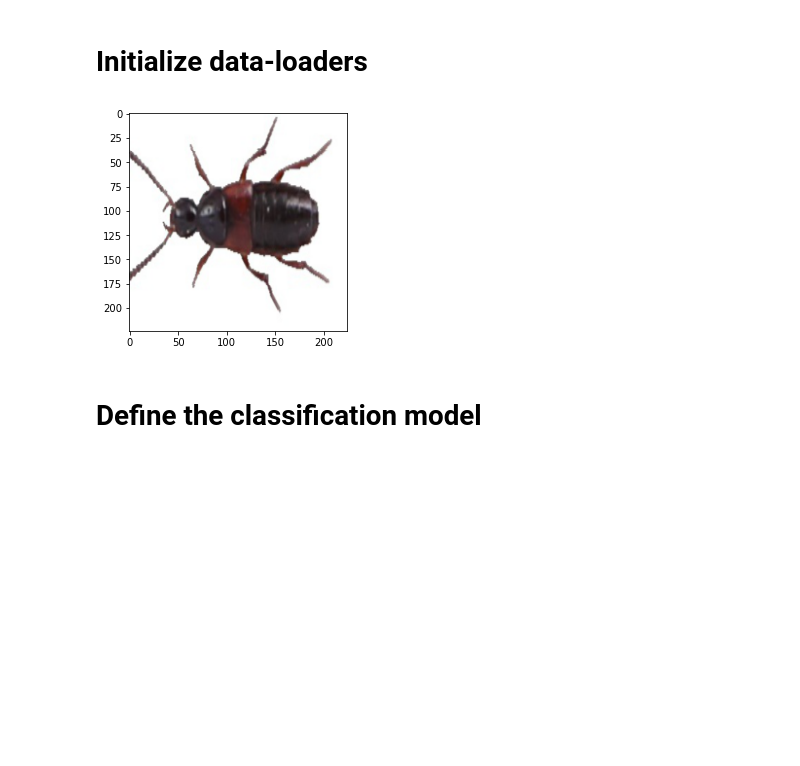
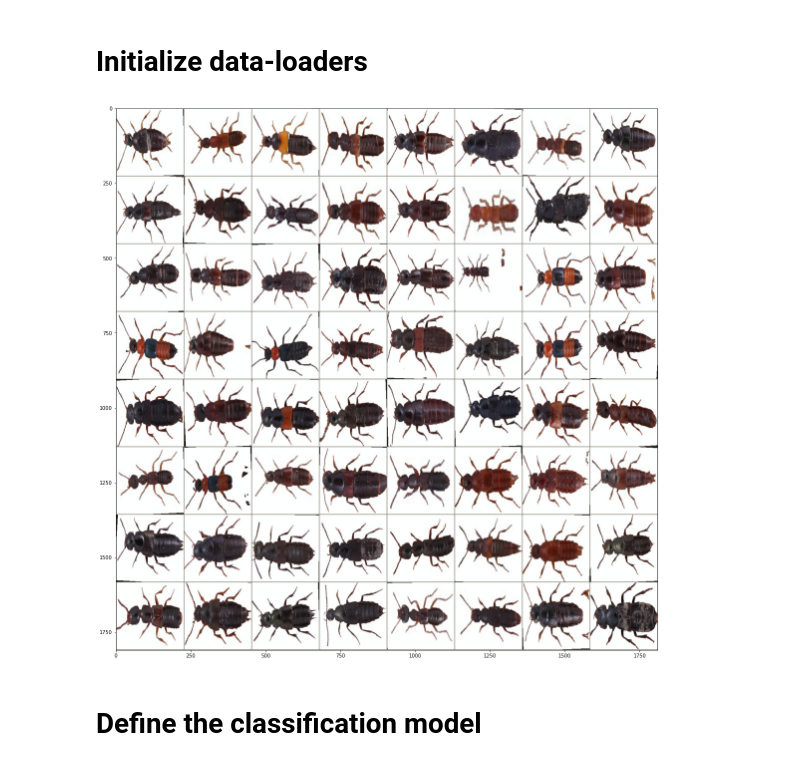
Before and after one commit to JackismyShephard/eternal-bugshine, a Jupyter notebook: deepdream.ipynb, the cells around one changed output. Drawn from its saved outputs; the diff is of its cells as text; code cells hidden in the pictures; blank space fills up the shorter version.

Commit message:
use normalization on images and try pytorch lightning (not working atm).

```diff
--- a/deepdream.ipynb
+++ b/deepdream.ipynb
@@ -97,28 +102,33 @@ class TransformsDataset(Dataset):
     def __len__(self):
         return len(self.subset)
 # %%
-img_height = round(224/0.95)
+img_height = round(224/0.95) #or 256
 img_width = img_height
 img_height_crop = 224
 img_width_crop = img_height_crop
+imagenet_mean = [0.485, 0.456, 0.406]
+imagenet_std = [0.229, 0.224, 0.225]
 
 resize = transforms.Resize((img_height, img_width))
 resize_default = transforms.Resize((img_height_crop, img_width_crop))
 center_crop = transforms.CenterCrop((img_height_crop, img_width_crop))
+normalize = transforms.Normalize(imagenet_mean, imagenet_std)
+tensorfy = transforms.ToTensor()
 
-rotation = transforms.RandomRotation((-3, 3))
+
+rotate = transforms.RandomRotation((-3, 3))
 random_crop = transforms.RandomCrop((img_height_crop, img_width_crop))
 vertical_flip = transforms.RandomVerticalFlip(0.5)
 
 default_transforms = transforms.Compose(
-    [resize_default, transforms.ToTensor()]
+    [resize_default, tensorfy, normalize]
 )
 test_transforms = transforms.Compose(
-    [resize, center_crop, transforms.ToTensor()]
+    [resize, center_crop, tensorfy, normalize]
 )
 train_transforms = transforms.Compose([
-    resize, rotation, random_crop,
-    vertical_flip, transforms.ToTensor()]
+    resize, rotate, random_crop,
+    vertical_flip, tensorfy, normalize]
 )
 
 val_data_T = TransformsDataset(val_data, test_transforms)
@@ -134,23 +144,32 @@ num_workers = 0
 batch_size = 16
 
 train_loader = torch.utils.data.DataLoader(train_data_T, batch_size=batch_size,
-                                            num_workers=num_workers)
+                                            num_workers=num_workers, shuffle = True)
 val_loader = torch.utils.data.DataLoader(val_data_T, batch_size=batch_size,
-                                            num_workers=num_workers)
+                                         num_workers=num_workers)
 test_loader = torch.utils.data.DataLoader(test_data_T, batch_size=batch_size,
-                                            num_workers=num_workers)
+                                          num_workers=num_workers)
 data_loaders = {'train': train_loader, 'val': val_loader, 'test': test_loader}
-# %%
-def imshow(img):
-    plt.figure()
-    plt.imshow(np.transpose(img, (1, 2, 0)))
-    plt.show()
+# %%
+def imshow(inp, title=None):
+    """Imshow for Tensor."""
+    inp = inp.numpy().transpose((1, 2, 0))
+    mean = np.array([0.485, 0.456, 0.406])
+    std = np.array([0.229, 0.224, 0.225])
+    inp = std * inp + mean
+    inp = np.clip(inp, 0, 1)
+    plt.imshow(inp)
+    if title is not None:
+        plt.title(title)
+    plt.pause(0.001)  # pause a bit so that plots are updated
 # %%
 iterable = iter(train_loader)
 images, labels = next(iterable)
-imshow(images[9])
+img_grid = torchvision.utils.make_grid(images, nrow = 8)
+plt.figure(figsize = (20,20))
+imshow(img_grid)
 # %% [output]
-[figure, old version]
+[figure, new version]
 # %% [markdown]
 # Define the classification model
 # %%
```
Also changed, not shown: parts of 10 cells of this notebook.
